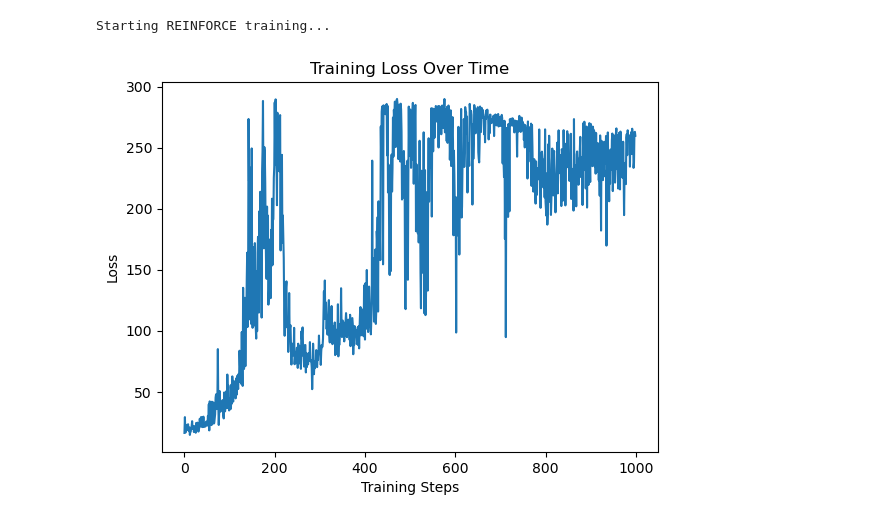
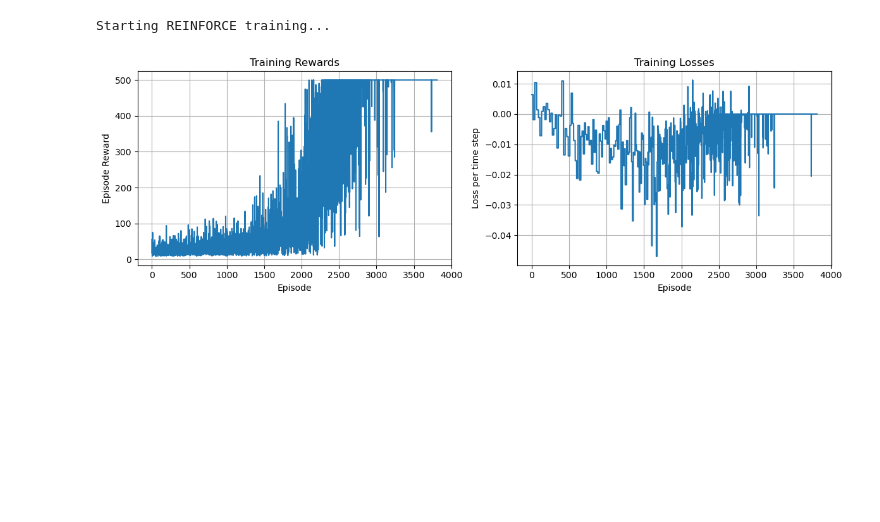
Before and after one commit to s0han24/non_tabular_rl, a Jupyter notebook: reinforce_cartpole.ipynb, the cells around one changed output. Cells and saved outputs as stored; diff of their text form; code cells hidden in the pictures; blank space fills up the shorter version.

Commit message:
normalized losses to get a more stable convergence

```diff
--- a/reinforce_cartpole.ipynb
+++ b/reinforce_cartpole.ipynb
@@ -16,9 +16,10 @@ torch.manual_seed(seed)
 if torch.cuda.is_available():
     torch.cuda.manual_seed(seed)
 
-discount_factor = 0.9
+discount_factor = 0.99
 num_episodes = 1000
 learning_rate = 0.001
+hidden_size = 16
 # %%
 class policy_network(torch.nn.Module):
     def __init__(self, input_size, hidden_size, output_size):
@@ -68,7 +69,7 @@ def plot_training_results(rewards, losses):
 
     ax2.plot(losses)
     ax2.set_xlabel('Episode')
-    ax2.set_ylabel('Loss')
+    ax2.set_ylabel('Loss per time step')
     ax2.set_title('Training Losses')
     ax2.grid(True)
 
@@ -174,27 +175,28 @@ def train(env):
 
     return policy
 # %%
+# make function to compute action distribution
+def get_policy(obs, logits_net):
+    logits = logits_net(obs)
+    return torch.distributions.Categorical(logits=logits)
+
+# make action selection function (outputs int actions, sampled from policy)
+def get_action(obs, logits_net):
+    return get_policy(obs, logits_net).sample().item()
+
 def train(env, batch_size=500, epochs=1000):
 
     obs_dim = env.observation_space.shape[0]
     n_acts = env.action_space.n
 
     # make core of policy network
-    logits_net = policy_network(input_size=obs_dim, output_size=n_acts).to(device)
-
-    # make function to compute action distribution
-    def get_policy(obs):
-        logits = logits_net(obs)
-        return torch.distributions.Categorical(logits=logits)
-
-    # make action selection function (outputs int actions, sampled from policy)
-    def get_action(obs):
-        return get_policy(obs).sample().item()
+    logits_net = policy_network(input_size=obs_dim, hidden_size=hidden_size, output_size=n_acts).to(device)
 
     # make loss function whose gradient, for the right data, is policy gradient
     def compute_loss(obs, act, weights):
-        logp = get_policy(obs).log_prob(act)
-        return -(logp * weights).mean()
+        weights_norm = (weights - weights.mean()) / (weights.std() + 1e-8)  # Normalize weights
+        logp = get_policy(obs, logits_net).log_prob(act)
+        return -(logp * weights_norm).mean()
 
     # make optimizer
     optimizer = torch.optim.Adam(logits_net.parameters(), lr=learning_rate)
@@ -226,7 +228,7 @@ def train(env, batch_size=500, epochs=1000):
             batch_obs.append(obs.copy())
 
             # act in the environment
-            act = get_action(torch.as_tensor(obs, dtype=torch.float32).to(device))
+            act = get_action(torch.as_tensor(obs, dtype=torch.float32).to(device), logits_net)
             obs, rew, done, truncation, _ = env.step(act)
 
             # save action, reward
@@ -267,9 +269,9 @@ def train(env, batch_size=500, epochs=1000):
     for i in tqdm(range(epochs)):
         batch_loss, batch_rets, batch_lens = train_one_epoch()
         rewards += batch_rets
-        losses.append(batch_loss.item())
+        losses += [batch_loss.item()] * len(batch_rets)
 
-    return rewards, losses
+    return rewards, losses, logits_net
 # %%
 # Create environment for training (no rendering)
 env = gym.make("CartPole-v1", max_episode_steps=500)
@@ -277,17 +279,12 @@ env = gym.wrappers.NormalizeObservation(env)
 env.action_space.seed(seed)
 
 print("Starting REINFORCE training...")
-rewards, losses = train(env)
+rewards, losses, logits_net = train(env)
 # %% [output]
 Starting REINFORCE training...
 # %%
 env.close()
 # %%
-# plot loss
-plt.plot(losses)
-plt.xlabel('Training Steps')
-plt.ylabel('Loss')
-plt.title('Training Loss Over Time')
-plt.show()
+plot_training_results(rewards, losses)
 # %% [output]
-[figure, old version]
+[figure, new version]
```
Also changed, not shown: parts of 3 cells of this notebook.
